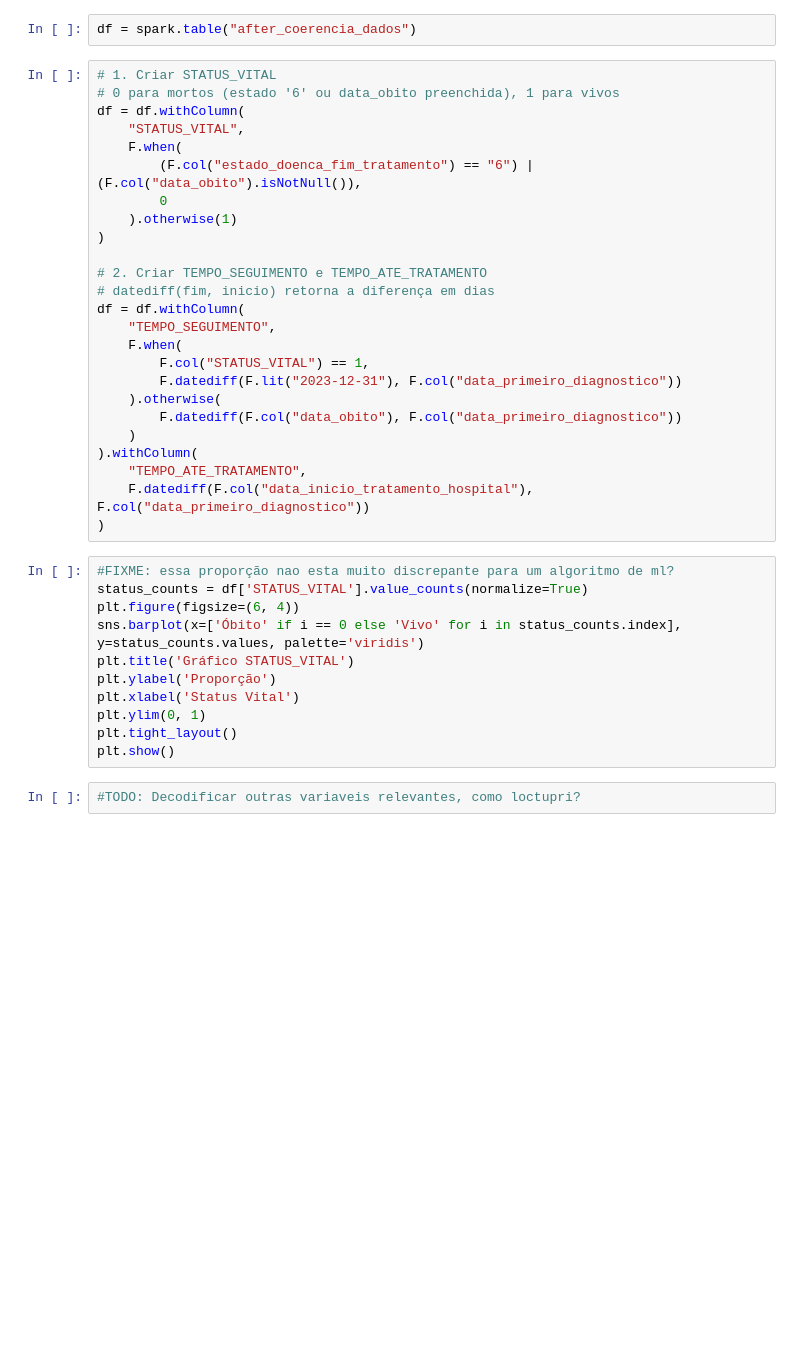
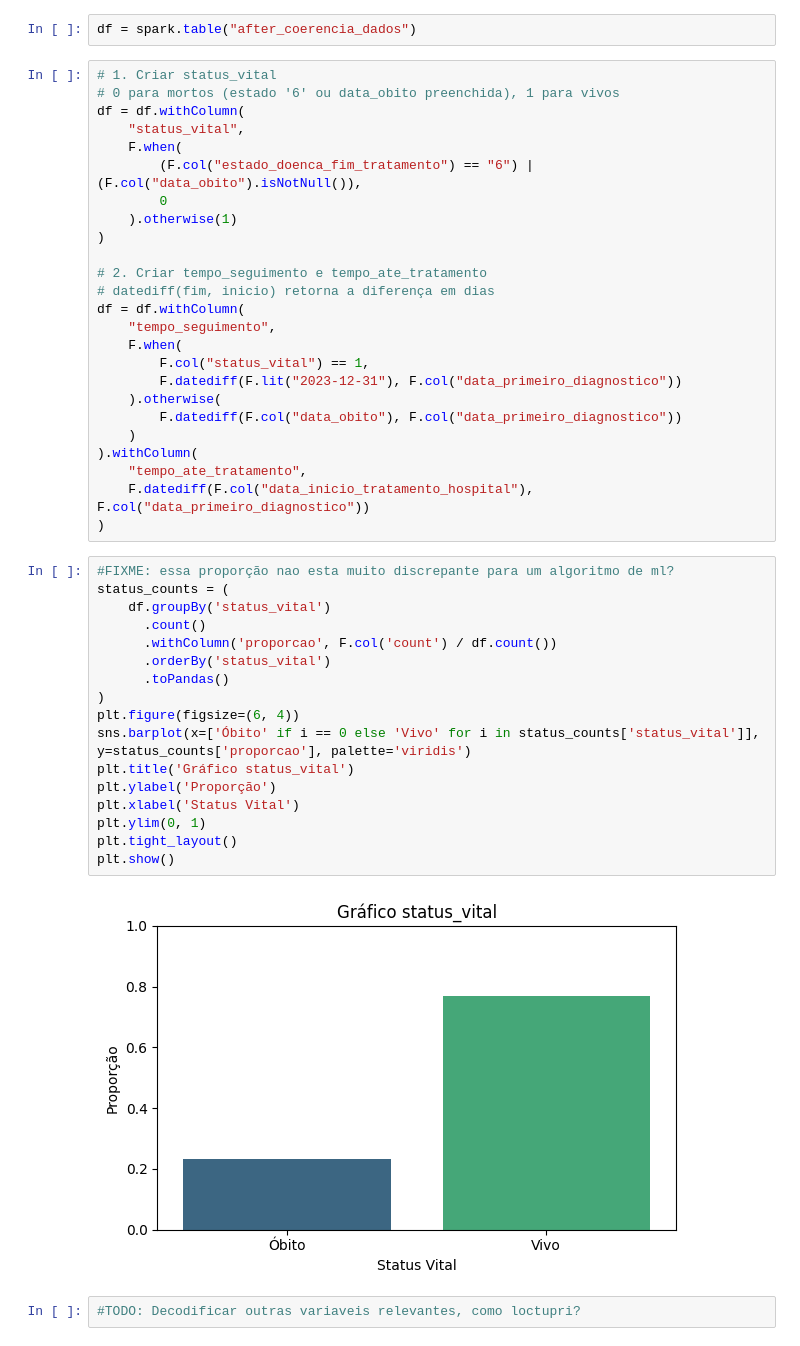
Before and after one commit to Data-Squad-ML/cancer_survival_prediction, a Jupyter notebook: src/cancer_brasil.ipynb, the cells around one changed output. Drawn from its saved outputs; the diff is of its cells as text; blank space fills up the shorter version.

Commit message:
graphs spark and add outputs

```diff
--- a/src/cancer_brasil.ipynb
+++ b/src/cancer_brasil.ipynb
@@ -325,41 +422,49 @@ df.write.mode("overwrite").option("overwriteSchema", "True").saveAsTable("after_
 # %%
 df = spark.table("after_coerencia_dados")
 # %%
-# 1. Criar STATUS_VITAL
+# 1. Criar status_vital
 # 0 para mortos (estado '6' ou data_obito preenchida), 1 para vivos
 df = df.withColumn(
-    "STATUS_VITAL",
+    "status_vital",
     F.when(
         (F.col("estado_doenca_fim_tratamento") == "6") | (F.col("data_obito").isNotNull()),
         0
     ).otherwise(1)
 )
 
-# 2. Criar TEMPO_SEGUIMENTO e TEMPO_ATE_TRATAMENTO
+# 2. Criar tempo_seguimento e tempo_ate_tratamento
 # datediff(fim, inicio) retorna a diferença em dias
 df = df.withColumn(
-    "TEMPO_SEGUIMENTO",
+    "tempo_seguimento",
     F.when(
-        F.col("STATUS_VITAL") == 1,
+        F.col("status_vital") == 1,
         F.datediff(F.lit("2023-12-31"), F.col("data_primeiro_diagnostico"))
     ).otherwise(
         F.datediff(F.col("data_obito"), F.col("data_primeiro_diagnostico"))
     )
 ).withColumn(
-    "TEMPO_ATE_TRATAMENTO",
+    "tempo_ate_tratamento",
     F.datediff(F.col("data_inicio_tratamento_hospital"), F.col("data_primeiro_diagnostico"))
 )
 # %%
 #FIXME: essa proporção nao esta muito discrepante para um algoritmo de ml?
-status_counts = df['STATUS_VITAL'].value_counts(normalize=True)
+status_counts = (
+    df.groupBy('status_vital')
+      .count()
+      .withColumn('proporcao', F.col('count') / df.count())
+      .orderBy('status_vital')
+      .toPandas()
+)
 plt.figure(figsize=(6, 4))
-sns.barplot(x=['Óbito' if i == 0 else 'Vivo' for i in status_counts.index], y=status_counts.values, palette='viridis')
-plt.title('Gráfico STATUS_VITAL')
+sns.barplot(x=['Óbito' if i == 0 else 'Vivo' for i in status_counts['status_vital']], y=status_counts['proporcao'], palette='viridis')
+plt.title('Gráfico status_vital')
 plt.ylabel('Proporção')
 plt.xlabel('Status Vital')
 plt.ylim(0, 1)
 plt.tight_layout()
 plt.show()
+# %% [output]
+[figure, added]
 # %%
 #TODO: Decodificar outras variaveis relevantes, como loctupri?
 # %%
```
Also changed, not shown: parts of 25 cells of this notebook.
